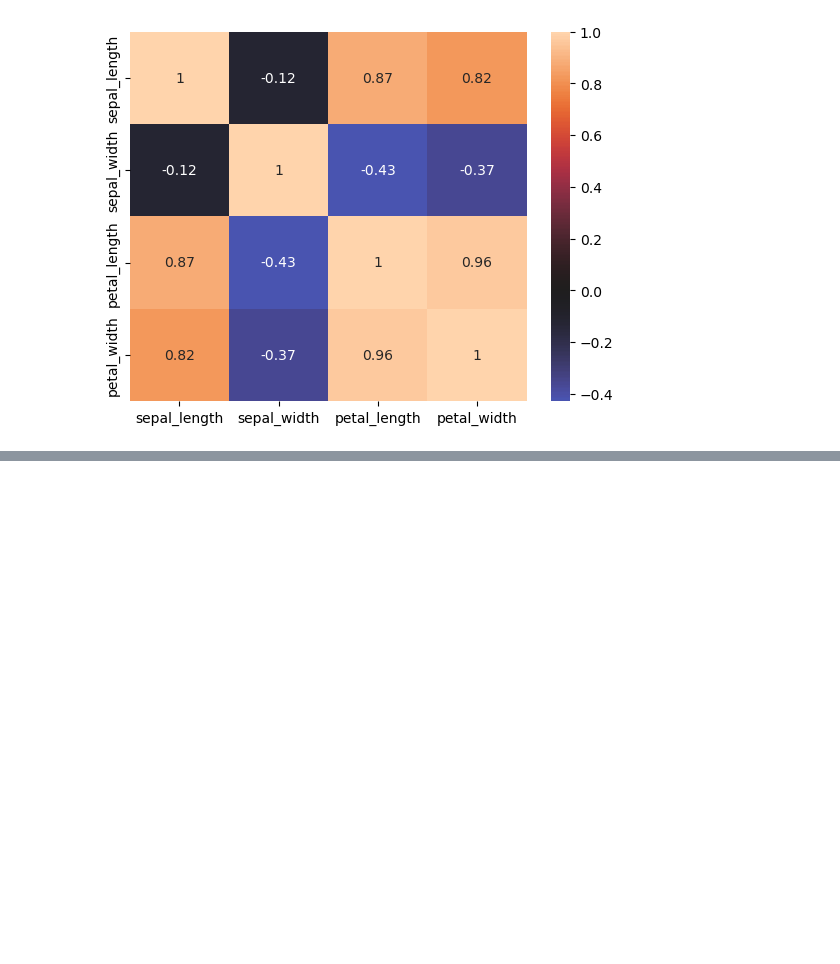
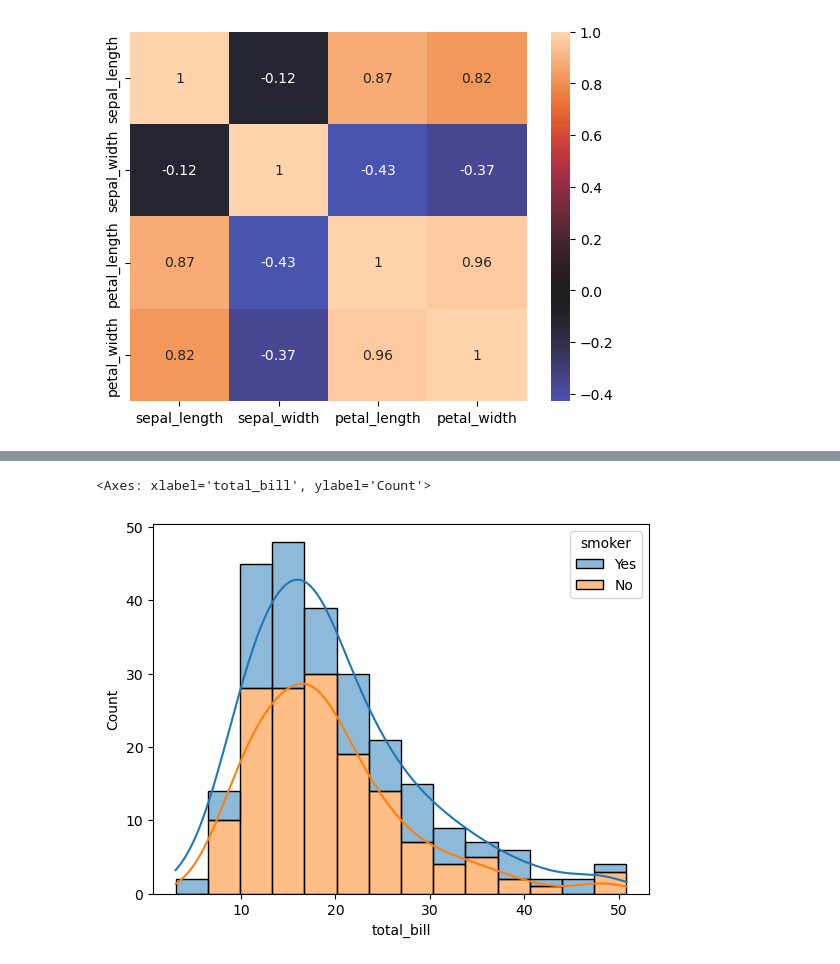
Before and after one commit to a-anuj/Data-Visualization, a Jupyter notebook: Practice-midsem/practice-mid.ipynb, the cells around one changed output, grey strips where cells are left out. Saved outputs shown, nothing was run; the diff lists cells and outputs as text; code cells hidden in the pictures; blank space fills up the shorter version.

```diff
--- a/Practice-midsem/practice-mid.ipynb
+++ b/Practice-midsem/practice-mid.ipynb
@@ -364,0 +430,11 @@ sns.heatmap(data,center=0,annot=True)
+# %%
+sns.histplot(
+    x = "total_bill",
+    hue="smoker",
+    data=tips,
+    kde=True,
+    multiple="stack"
+)
+# %% [output]
+<Axes: xlabel='total_bill', ylabel='Count'>
+[figure, added]
```
Also changed, not shown: parts of 11 cells of this notebook.
